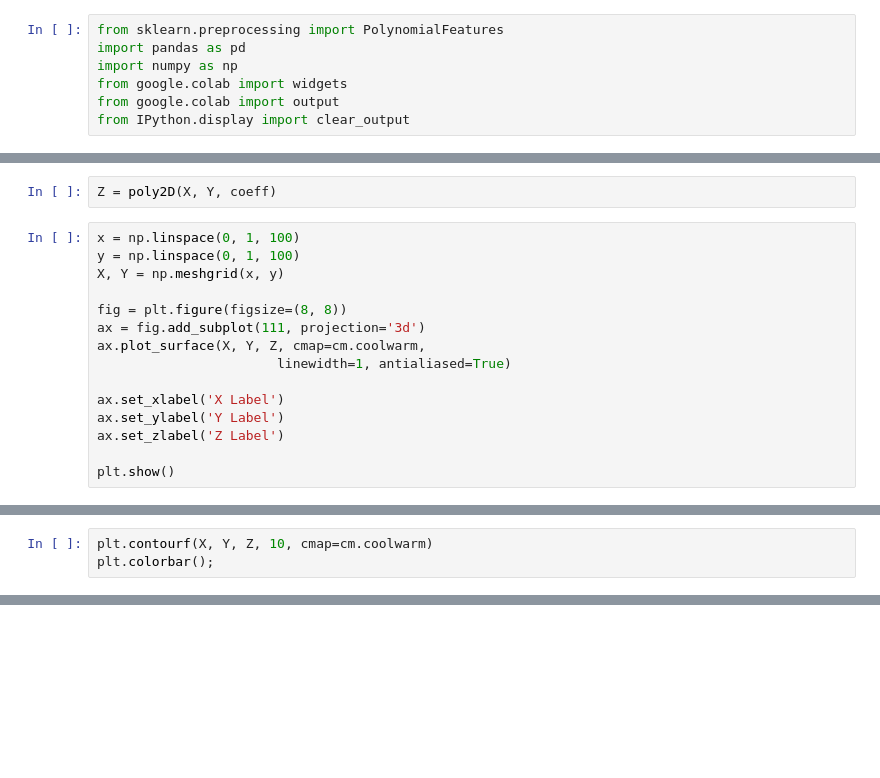
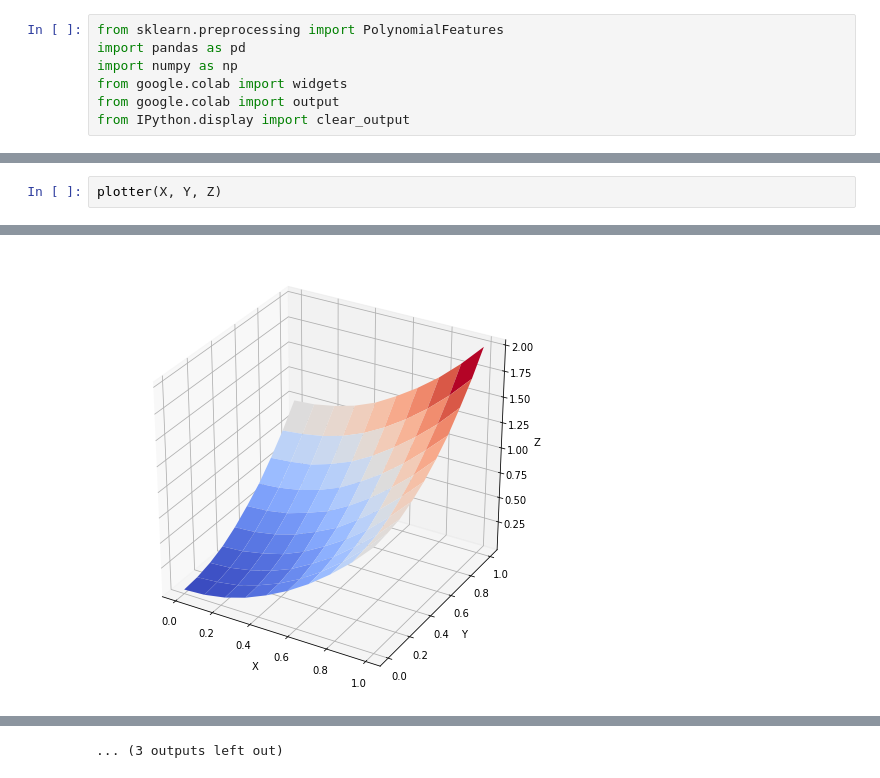
Before and after one commit to ali-kin4/JupyterNotes-1, a Jupyter notebook: Multivaritive_Regresion.ipynb, the cells around one changed output, grey strips where cells are left out. Saved outputs shown, nothing was run; the diff lists cells and outputs as text; blank space fills up the shorter version.

```diff
--- a/Multivaritive_Regresion.ipynb
+++ b/Multivaritive_Regresion.ipynb
@@ -67,17 +48,0 @@ def poly2D(X, Y, coeff):
-# %%
-Z = poly2D(X, Y, coeff)
-# %%
-x = np.linspace(0, 1, 100)
-y = np.linspace(0, 1, 100)
-X, Y = np.meshgrid(x, y)
-
-fig = plt.figure(figsize=(8, 8))
-ax = fig.add_subplot(111, projection='3d')
-ax.plot_surface(X, Y, Z, cmap=cm.coolwarm,
-                       linewidth=1, antialiased=True)
-
-ax.set_xlabel('X Label')
-ax.set_ylabel('Y Label')
-ax.set_zlabel('Z Label')
-
-plt.show()
@@ -87,3 +49,3 @@ ValueError: ignored
-# %%
-plt.contourf(X, Y, Z, 10, cmap=cm.coolwarm)
-plt.colorbar();
+# %%
+plotter(X, Y, Z)
+# %% [output]
@@ -89,0 +59 @@ plt.colorbar();
+[figure, added]
@@ -89,0 +64 @@ plt.colorbar();
+... (3 outputs left out)
```
Also changed, not shown: parts of 10 cells of this notebook.
